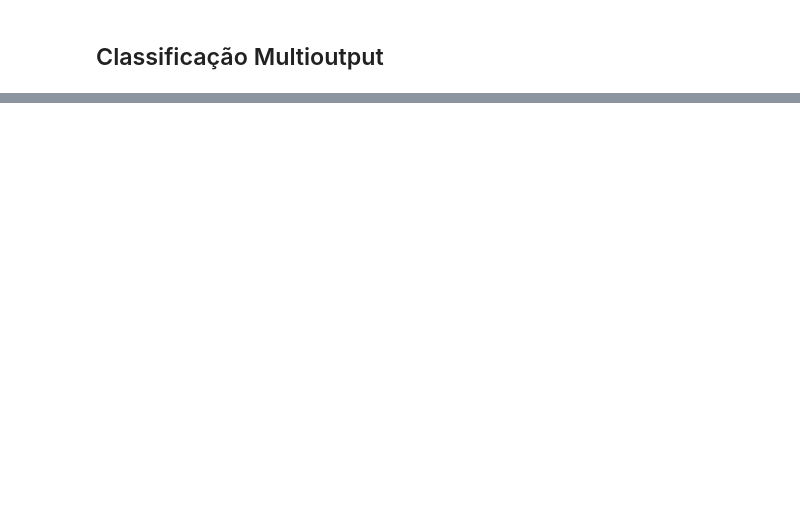
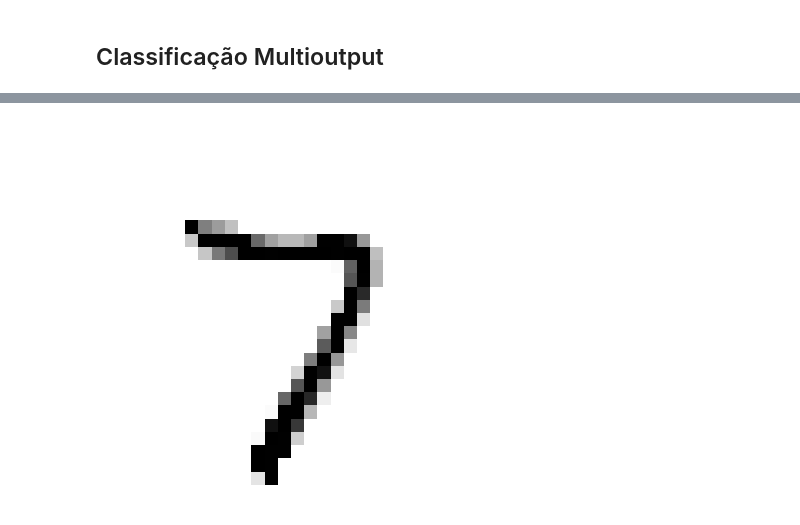
Before and after one commit to isismeira/classificador_algarismos_manuscritos, a Jupyter notebook: classificacao_algarismos_manuscritos.ipynb, the cells around one changed output, grey strips where cells are left out. Cells and saved outputs as stored; diff of their text form; code cells hidden in the pictures; blank space fills up the shorter version.

```diff
--- a/classificacao_algarismos_manuscritos.ipynb
+++ b/classificacao_algarismos_manuscritos.ipynb
@@ -360,4 +386,6 @@ plt.show()
 # %%
 knn.fit(X_train_mod, y_train_mod)
-clean_digit = knn.predict([X_test_mod[some_index]])
+clean_digit = knn.predict([X_test_mod.iloc[0].values])
 plot_digitos(clean_digit)
+# %% [output]
+[figure, added]
```
Also changed, not shown: parts of 18 cells of this notebook.
